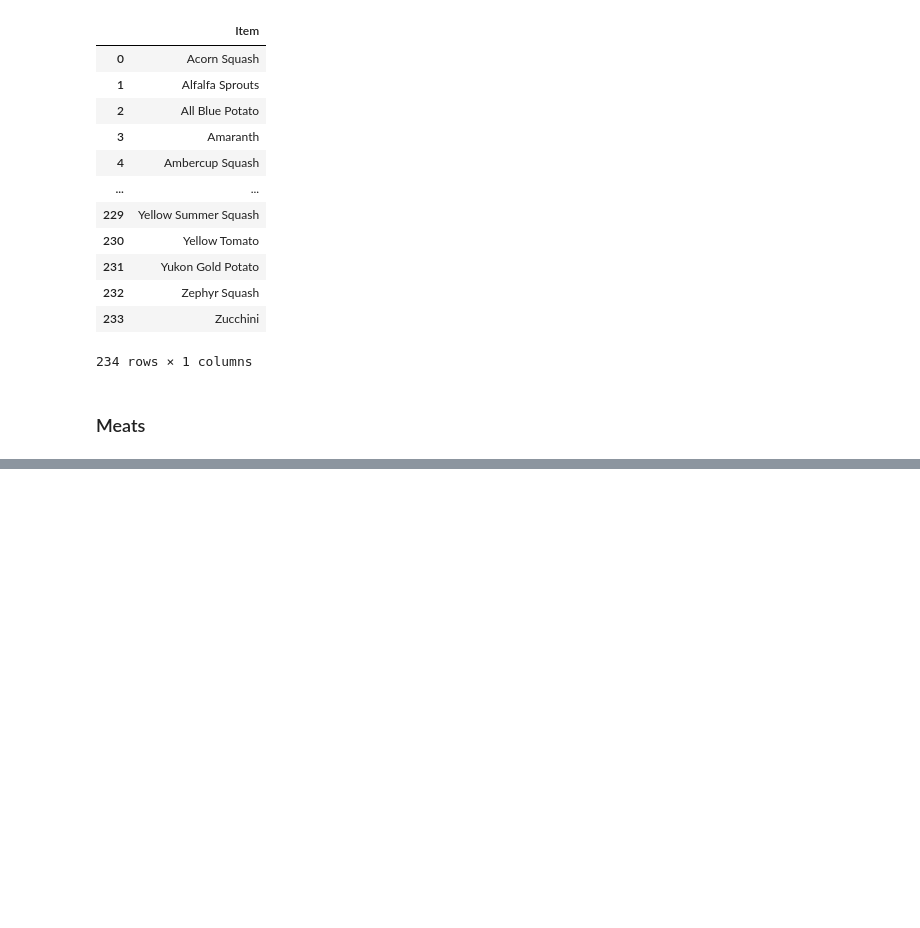
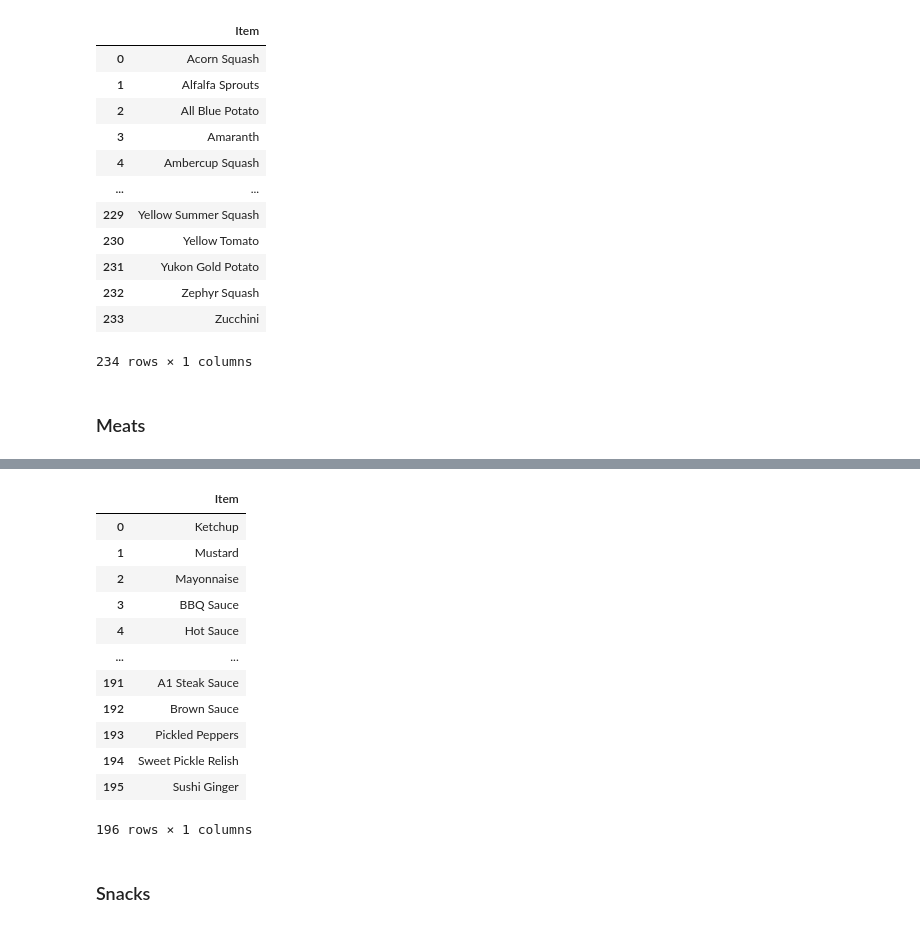
Before and after one commit to ICS438Project/receipt, a Jupyter notebook: database.ipynb, the cells around one changed output, grey strips where cells are left out. Saved outputs shown, nothing was run; the diff lists cells and outputs as text; code cells hidden in the pictures; blank space fills up the shorter version.

```diff
--- a/database.ipynb
+++ b/database.ipynb
@@ -1760,0 +1854,30 @@ df_filtered
+# %%
+condiments_df = create_multicolumn_dataframe(a=a)
+condiments_df = create_single_column_dataframe(a=a)
+condiments_df
+
+path = './product database/Groceries/condiments_database.csv'
+condiments_df.to_csv(path, encoding='utf-8', index=False)
+df = pd.read_csv(path)
+df
+
+df_filtered = df[~df.apply(lambda row: row.astype(str).str.contains(r'\?').any(), axis=1)]
+
+df_filtered.to_csv(path, encoding='utf-8', index=False)
+df_filtered
+# %% [output]
+|  | Item |
+| 0 | Ketchup |
+| 1 | Mustard |
+| 2 | Mayonnaise |
+| 3 | BBQ Sauce |
+| 4 | Hot Sauce |
+| ... | ... |
+| 191 | A1 Steak Sauce |
+| 192 | Brown Sauce |
+| 193 | Pickled Peppers |
+| 194 | Sweet Pickle Relish |
+| 195 | Sushi Ginger |
+196 rows × 1 columns
+# %% [markdown]
+### Snacks
```
Also changed, not shown: parts of 153 cells of this notebook, 8 other files.
